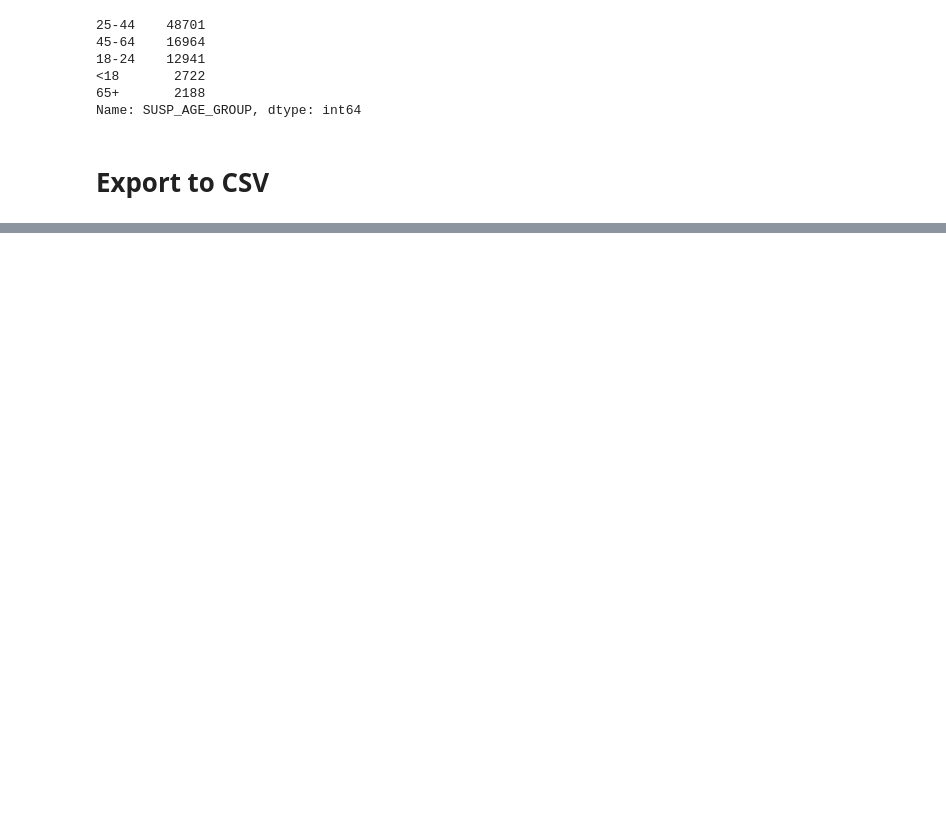
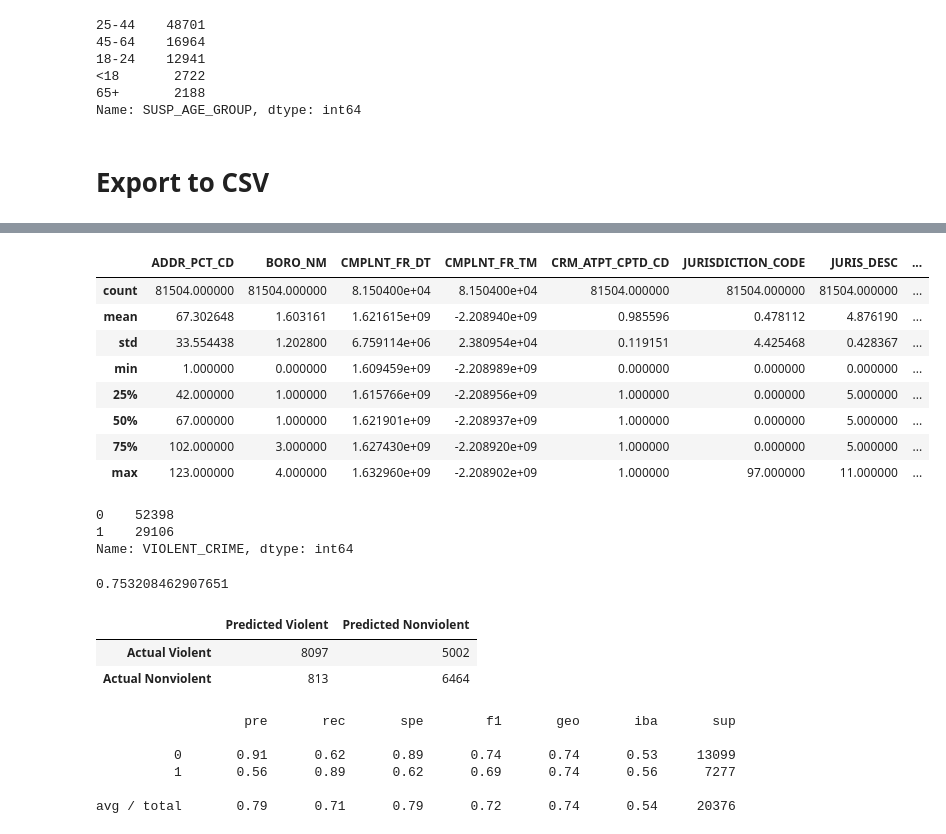
Before and after one commit to Hoots-25/NYPD_Analysis, a Jupyter notebook: Violent_Crime_DataFrame.ipynb, the cells around one changed output, grey strips where cells are left out. Cells and saved outputs as stored; diff of their text form; code cells hidden in the pictures; blank space fills up the shorter version.

```diff
--- a/Violent_Crime_DataFrame.ipynb
+++ b/Violent_Crime_DataFrame.ipynb
@@ -138,0 +205,5 @@ violent_crime_df.to_csv("./Resources/violent_crime_v2.csv")
+# %%
+#Convert dates into datetime
+rfm_violent_crime_df["CMPLNT_FR_DT"] = pd.to_datetime(rfm_violent_crime_df['CMPLNT_FR_DT'],errors = 'coerce')
+rfm_violent_crime_df["CMPLNT_FR_TM"] = pd.to_datetime(rfm_violent_crime_df['CMPLNT_FR_TM'],format="%H:%M:%S",errors = 'coerce')
+rfm_violent_crime_df.dtypes
@@ -138,0 +242,43 @@ violent_crime_df.to_csv("./Resources/violent_crime_v2.csv")
+# %%
+#Use Label Encoding on Categorical Columns
+from sklearn.preprocessing import LabelEncoder
+le = LabelEncoder()
+rfm_violent_crime_df['BORO_NM'] = le.fit_transform(rfm_violent_crime_df['BORO_NM'])
+rfm_violent_crime_df["CRM_ATPT_CPTD_CD"] = le.fit_transform(rfm_violent_crime_df["CRM_ATPT_CPTD_CD"])
+rfm_violent_crime_df["JURIS_DESC"] = le.fit_transform(rfm_violent_crime_df["JURIS_DESC"])
+rfm_violent_crime_df["LAW_CAT_CD"] = le.fit_transform(rfm_violent_crime_df["LAW_CAT_CD"])
+rfm_violent_crime_df["LOC_OF_OCCUR_DESC"] = le.fit_transform(rfm_violent_crime_df["LOC_OF_OCCUR_DESC"])
+rfm_violent_crime_df["PATROL_BORO"] = le.fit_transform(rfm_violent_crime_df["PATROL_BORO"])
+rfm_violent_crime_df["PREM_TYP_DESC"] = le.fit_transform(rfm_violent_crime_df["PREM_TYP_DESC"])
+rfm_violent_crime_df["SUSP_AGE_GROUP"] = le.fit_transform(rfm_violent_crime_df["SUSP_AGE_GROUP"])
+rfm_violent_crime_df["SUSP_RACE"] = le.fit_transform(rfm_violent_crime_df["SUSP_RACE"])
+rfm_violent_crime_df["SUSP_SEX"] = le.fit_transform(rfm_violent_crime_df["SUSP_SEX"])
+rfm_violent_crime_df["VIC_AGE_GROUP"] = le.fit_transform(rfm_violent_crime_df["VIC_AGE_GROUP"])
+rfm_violent_crime_df["VIC_RACE"] = le.fit_transform(rfm_violent_crime_df["VIC_RACE"])
+rfm_violent_crime_df["VIC_SEX"] = le.fit_transform(rfm_violent_crime_df["VIC_SEX"])
+
+x_cols = [i for i in rfm_violent_crime_df if i not in ('VIOLENT_CRIME')]
+X = rfm_violent_crime_df[x_cols]
+
+# Create our target
+y = rfm_violent_crime_df["VIOLENT_CRIME"]
+# %%
+X.describe()
+# %% [output]
+|  | ADDR_PCT_CD | BORO_NM | CMPLNT_FR_DT | CMPLNT_FR_TM | CRM_ATPT_CPTD_CD | JURISDICTION_CODE | JURIS_DESC | ... |
+| count | 81504.000000 | 81504.000000 | 8.150400e+04 | 8.150400e+04 | 81504.000000 | 81504.000000 | 81504.000000 | ... |
+| mean | 67.302648 | 1.603161 | 1.621615e+09 | -2.208940e+09 | 0.985596 | 0.478112 | 4.876190 | ... |
+| std | 33.554438 | 1.202800 | 6.759114e+06 | 2.380954e+04 | 0.119151 | 4.425468 | 0.428367 | ... |
+| min | 1.000000 | 0.000000 | 1.609459e+09 | -2.208989e+09 | 0.000000 | 0.000000 | 0.000000 | ... |
+| 25% | 42.000000 | 1.000000 | 1.615766e+09 | -2.208956e+09 | 1.000000 | 0.000000 | 5.000000 | ... |
+| 50% | 67.000000 | 1.000000 | 1.621901e+09 | -2.208937e+09 | 1.000000 | 0.000000 | 5.000000 | ... |
+| 75% | 102.000000 | 3.000000 | 1.627430e+09 | -2.208920e+09 | 1.000000 | 0.000000 | 5.000000 | ... |
+| max | 123.000000 | 4.000000 | 1.632960e+09 | -2.208902e+09 | 1.000000 | 97.000000 | 11.000000 | ... |
+# %%
+#Look at y value counts for binning
+y_counts = y.value_counts()
+y_counts
+# %% [output]
+0    52398
+1    29106
+Name: VIOLENT_CRIME, dtype: int64
@@ -138,0 +294,29 @@ violent_crime_df.to_csv("./Resources/violent_crime_v2.csv")
+# %%
+# Calculated the balanced accuracy score
+y_pred = brf_model.predict(X_test)
+balanced_accuracy_score(y_test, y_pred)
+# %% [output]
+0.753208462907651
+# %%
+# Display the confusion matrix
+cm = confusion_matrix(y_test, y_pred)
+cm_df = pd.DataFrame(
+   cm, index=["Actual Violent", "Actual Nonviolent"],
+   columns=["Predicted Violent", "Predicted Nonviolent"]
+)
+display(cm_df)
+# %% [output]
+|  | Predicted Violent | Predicted Nonviolent |
+| Actual Violent | 8097 | 5002 |
+| Actual Nonviolent | 813 | 6464 |
+# %%
+# Print the imbalanced classification report
+from imblearn.metrics import classification_report_imbalanced
+print(classification_report_imbalanced(y_test, y_pred))
+# %% [output]
+                   pre       rec       spe        f1       geo       iba       sup
+
+          0       0.91      0.62      0.89      0.74      0.74      0.53     13099
+          1       0.56      0.89      0.62      0.69      0.74      0.56      7277
+
+avg / total       0.79      0.71      0.79      0.72      0.74      0.54     20376
```
Also changed, not shown: parts of 15 cells of this notebook, 2 other files.
